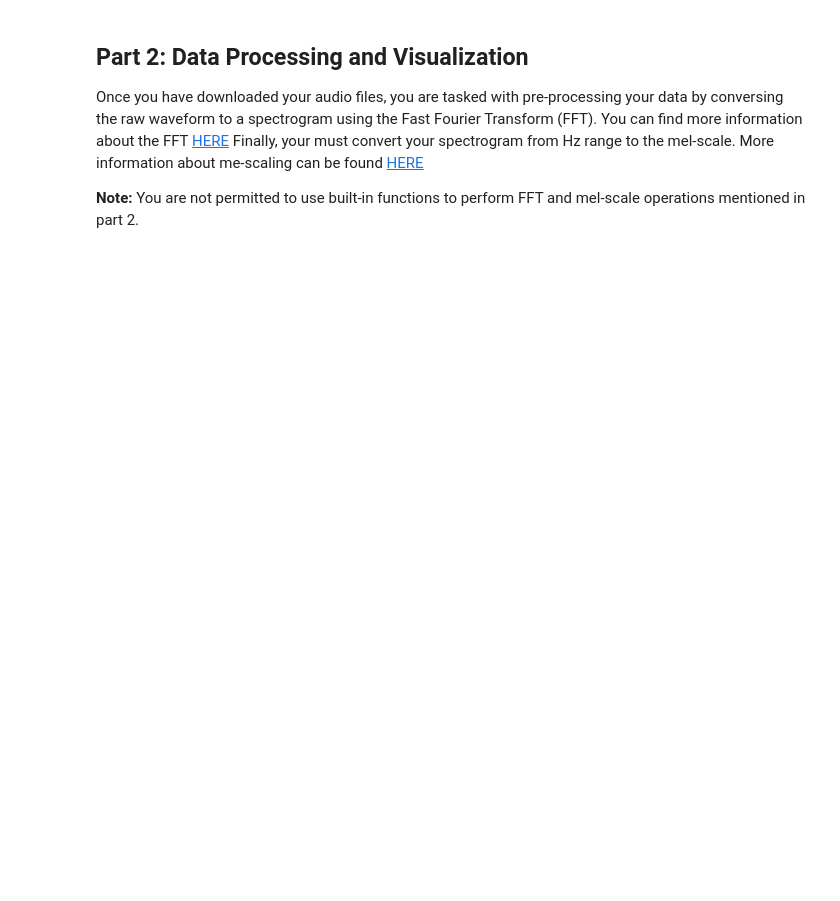
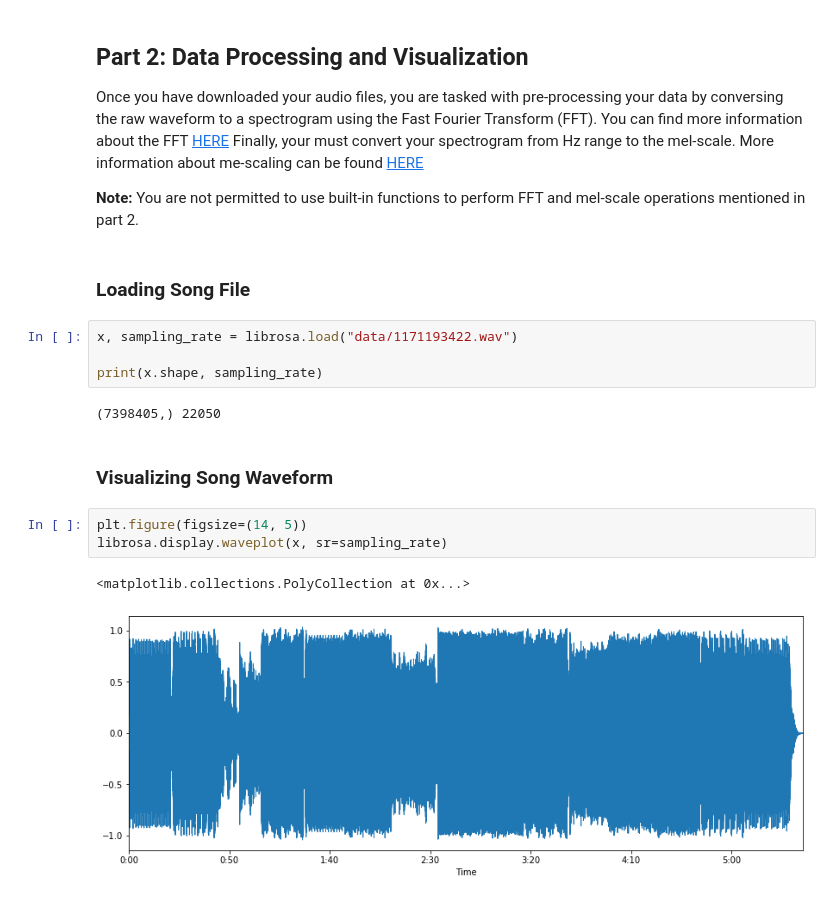
Before and after one commit to jaddoughman/Audio-Data-Pre-Processing, a Jupyter notebook: Sound Cloud Audio Pre-Processing.ipynb, the cells around one changed output. Drawn from its saved outputs; the diff is of its cells as text; blank space fills up the shorter version.

Commit message:
adding data preprocessing and visualization module

```diff
--- a/Sound Cloud Audio Pre-Processing.ipynb
+++ b/Sound Cloud Audio Pre-Processing.ipynb
@@ -138,3 +149,19 @@ Once you have downloaded your audio files, you are tasked with pre-processing yo
 Finally, your must convert your spectrogram from Hz range to the mel-scale. More information about me-scaling can be found [HERE](http://pdf-s3.xuebalib.com:1262/249gn34RBxh1.pdf)
 
 **Note:** You are not permitted to use built-in functions to perform FFT and mel-scale operations mentioned in part 2.
+# %% [markdown]
+### Loading Song File
+# %%
+x, sampling_rate = librosa.load("data/1171193422.wav")
+
+print(x.shape, sampling_rate)
+# %% [output]
+(7398405,) 22050
+# %% [markdown]
+### Visualizing Song Waveform
+# %%
+plt.figure(figsize=(14, 5))
+librosa.display.waveplot(x, sr=sampling_rate)
+# %% [output]
+<matplotlib.collections.PolyCollection at 0x...>
+[figure, added]
```
Also changed, not shown: parts of 12 cells of this notebook, 2 other files.
